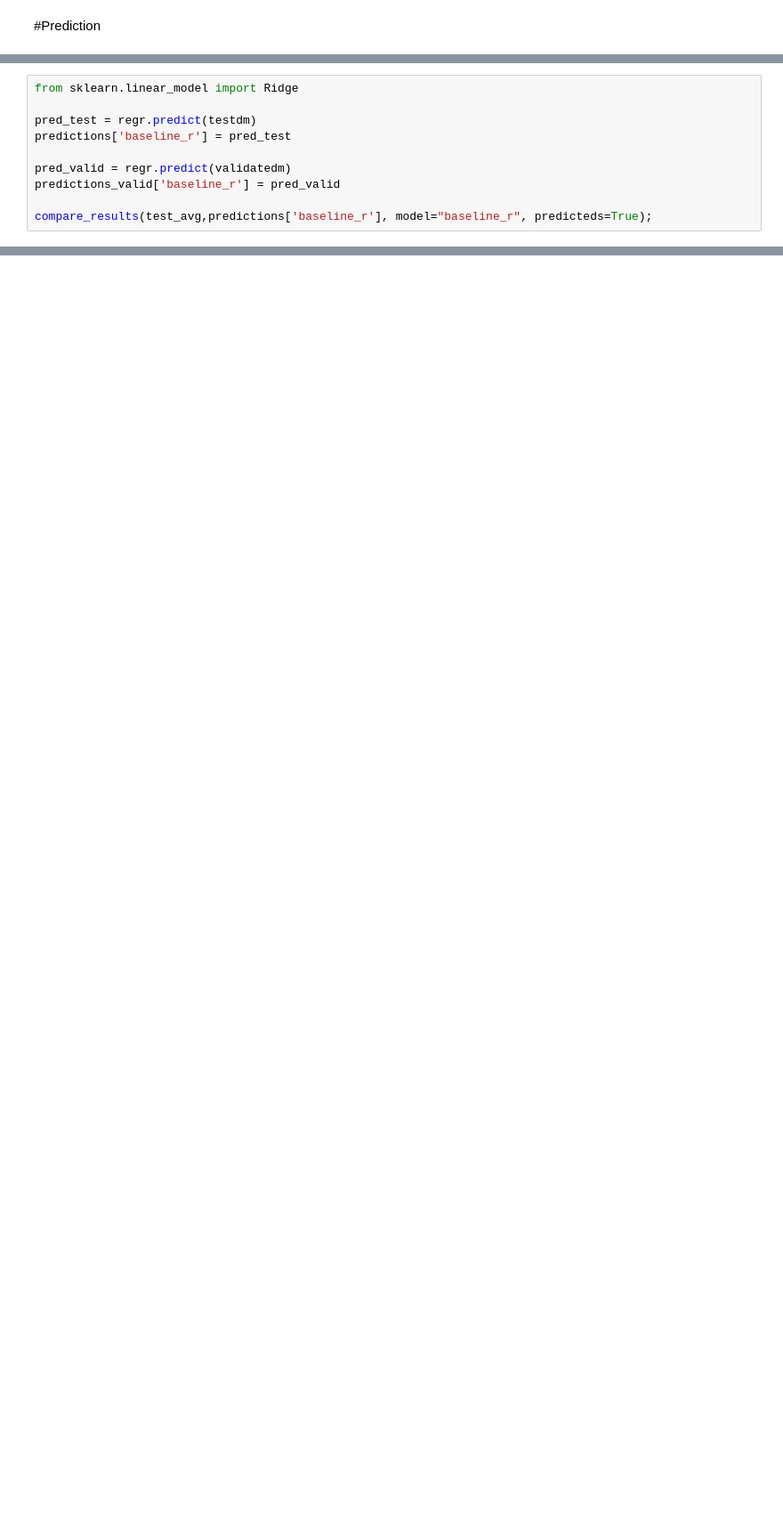
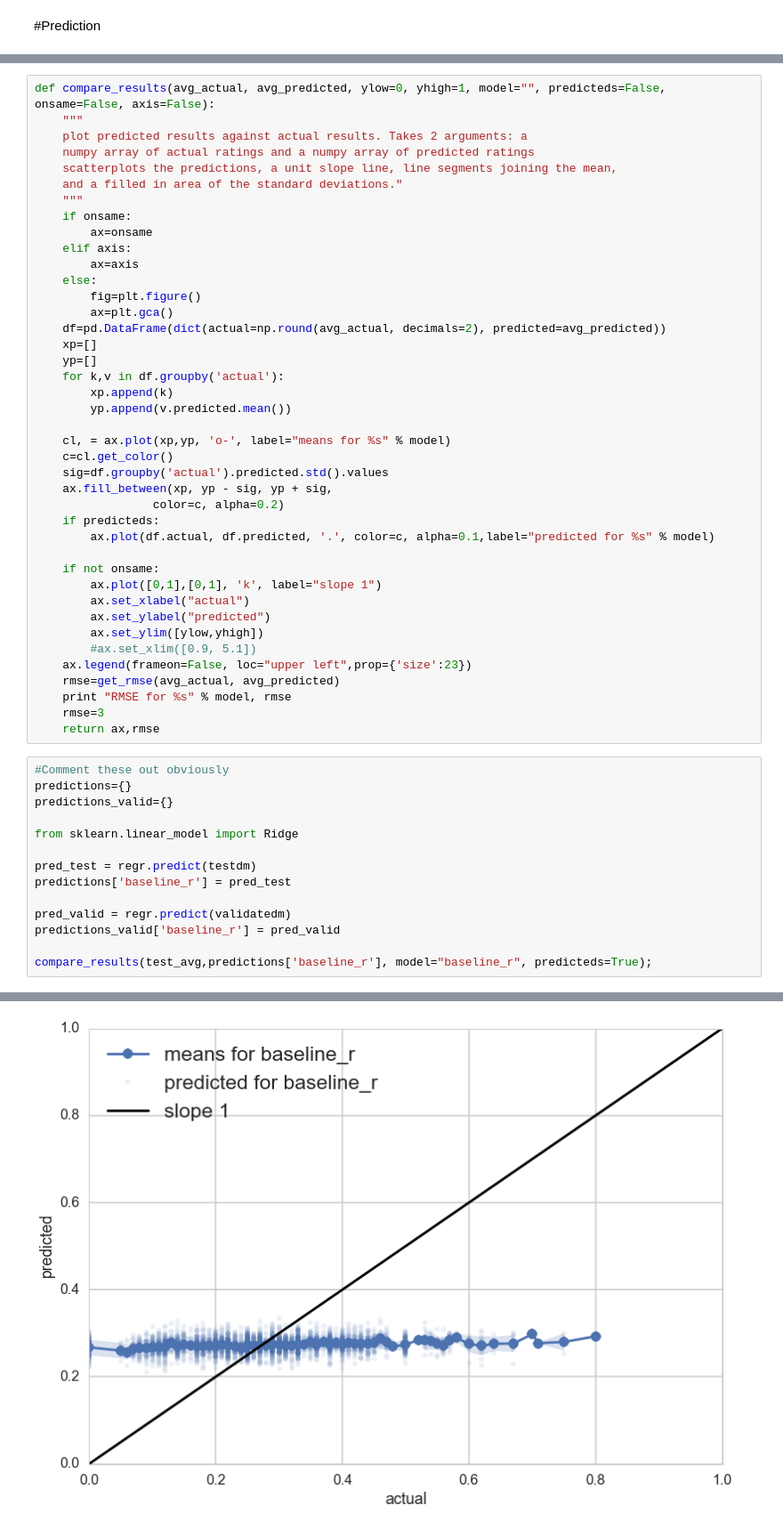
Before and after one commit to bacook17/CS109_baseball, a Jupyter notebook: Ridge Regression.ipynb, the cells around one changed output, grey strips where cells are left out. Shown at 89% size. Cells and saved outputs as stored; diff of their text form; blank space fills up the shorter version.

```diff
--- a/Ridge Regression.ipynb
+++ b/Ridge Regression.ipynb
@@ -170,4 +183,49 @@ testdm, test_avg = getmats(testdf)
+# %%
+def compare_results(avg_actual, avg_predicted, ylow=0, yhigh=1, model="", predicteds=False, onsame=False, axis=False):
+    """
+    plot predicted results against actual results. Takes 2 arguments: a
+    numpy array of actual ratings and a numpy array of predicted ratings
+    scatterplots the predictions, a unit slope line, line segments joining the mean,
+    and a filled in area of the standard deviations."
+    """
+    if onsame:
+        ax=onsame
+    elif axis:
+        ax=axis
+    else:
+        fig=plt.figure()
+        ax=plt.gca()
+    df=pd.DataFrame(dict(actual=np.round(avg_actual, decimals=2), predicted=avg_predicted))
+    xp=[]
+    yp=[]
+    for k,v in df.groupby('actual'):
+        xp.append(k)
+        yp.append(v.predicted.mean())
+
+    cl, = ax.plot(xp,yp, 'o-', label="means for %s" % model)
+    c=cl.get_color()
+    sig=df.groupby('actual').predicted.std().values
+    ax.fill_between(xp, yp - sig, yp + sig,
+                 color=c, alpha=0.2)
+    if predicteds:
+        ax.plot(df.actual, df.predicted, '.', color=c, alpha=0.1,label="predicted for %s" % model)
+
+    if not onsame:
+        ax.plot([0,1],[0,1], 'k', label="slope 1")
+        ax.set_xlabel("actual")
+        ax.set_ylabel("predicted")
+        ax.set_ylim([ylow,yhigh])
+        #ax.set_xlim([0.9, 5.1])
+    ax.legend(frameon=False, loc="upper left",prop={'size':23})
+    rmse=get_rmse(avg_actual, avg_predicted)
+    print "RMSE for %s" % model, rmse
+    rmse=3
+    return ax,rmse
 # %%
+#Comment these out obviously
+predictions={}
+predictions_valid={}
+
 from sklearn.linear_model import Ridge
 
 pred_test = regr.predict(testdm)
@@ -177,3 +235,4 @@ pred_valid = regr.predict(validatedm)
 predictions_valid['baseline_r'] = pred_valid
 
 compare_results(test_avg,predictions['baseline_r'], model="baseline_r", predicteds=True);
+# %% [output]
@@ -180 +240,2 @@ compare_results(test_avg,predictions['baseline_r'], model="baseline_r", predicte
+[figure, added]
 # %%
```
Also changed, not shown: parts of 25 cells of this notebook.
